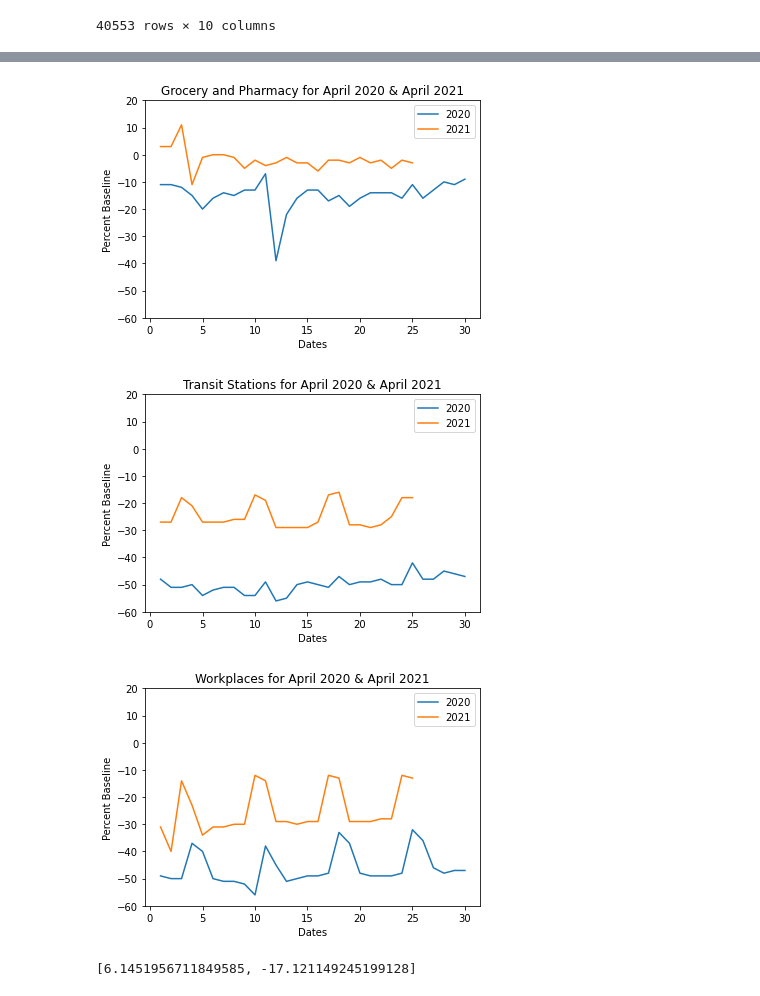
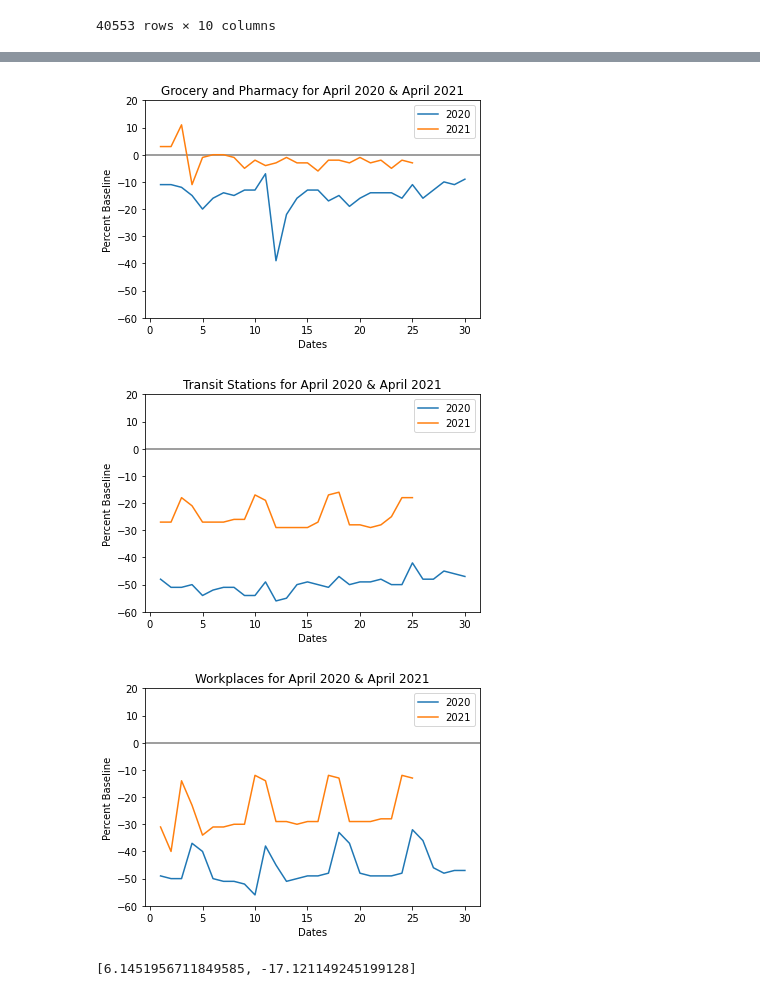
Before and after one commit to Munseaux/Pandemic-Movement, a Jupyter notebook: year_over_year_data.ipynb, the cells around one changed output, grey strips where cells are left out. Drawn from its saved outputs; the diff is of its cells as text; code cells hidden in the pictures.

```diff
--- a/year_over_year_data.ipynb
+++ b/year_over_year_data.ipynb
@@ -361,6 +364,7 @@ x = np.arange(len(labels))  # the label locations
 width = .35 #  the width of the bars
 
 plt.ylim([-60, 20])
+plt.axhline(y = 0, color = 'grey', linestyle = '-')
 
 # Data
 apr2020_df = apr2020_df[apr2020_df['sub_region_1'].isnull()]
@@ -382,36 +386,37 @@ plt.savefig("Images/Grocery and Pharmacy for April 2020 & April 2021")
 
 plt.show()
 # %% [output]
-[figure, old version]
+[figure, new version]
 # %%
 labels = ['April 2020', 'April 2021']
 
 x = np.arange(len(labels))  # the label locations
 width = .35 #  the width of the bars
 
 plt.ylim([-60, 20])
+plt.axhline(y = 0, color = 'grey', linestyle = '-')
 
 # Data
 mar2020_df = mar2020_df[mar2020_df['sub_region_1'].isnull()]
 mar2021_df = mar2021_df[mar2021_df['sub_region_1'].isnull()]
 
 # plt.figure(figsize=(20,10))
 apr2020_df["month"] = apr2020_df["New Date"].dt.day
 apr2021_df["month"] = apr2021_df["New Date"].dt.day
 plt.plot(apr2020_df['month'], apr2020_df['transit_stations_percent_change_from_baseline'], label = '2020')
 plt.plot(apr2021_df['month'], apr2021_df['transit_stations_percent_change_from_baseline'], label = '2021')
 
 plt.ylabel('Percent Baseline')
 plt.xlabel('Dates')
 plt.title('Transit Stations for April 2020 & April 2021')
 # # show legend
 plt.legend()
 plt.savefig("Images/Transit Stations for April 2020 & April 2021")
 
 
 plt.show()
 # %% [output]
-[figure, old version]
+[figure, new version]
 # %%
 labels = ['April 2020', 'April 2021']
 
@@ -419,6 +424,7 @@ x = np.arange(len(labels))  # the label locations
 width = .35 #  the width of the bars
 
 plt.ylim([-60, 20])
+plt.axhline(y = 0, color = 'grey', linestyle = '-')
 
 # Data
 apr2020_df = apr2020_df[apr2020_df['sub_region_1'].isnull()]
@@ -441,7 +447,7 @@ plt.savefig("Images/Workplaces for April 2020 & April 2021")
 
 plt.show()
 # %% [output]
-[figure, old version]
+[figure, new version]
 # %%
 list(feb_comparison[0])
 # %% [output]
```
Also changed, not shown: parts of 5 cells of this notebook, 8 other files.
